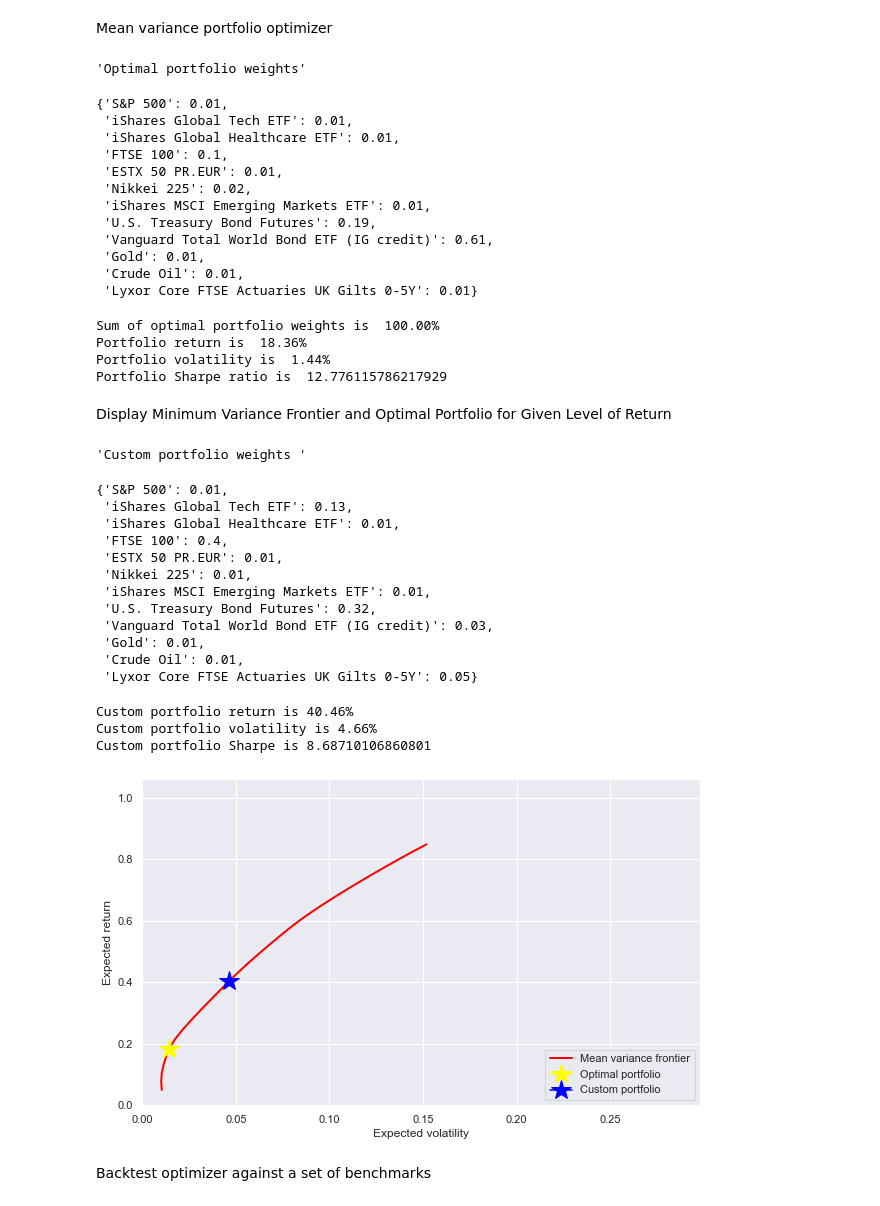
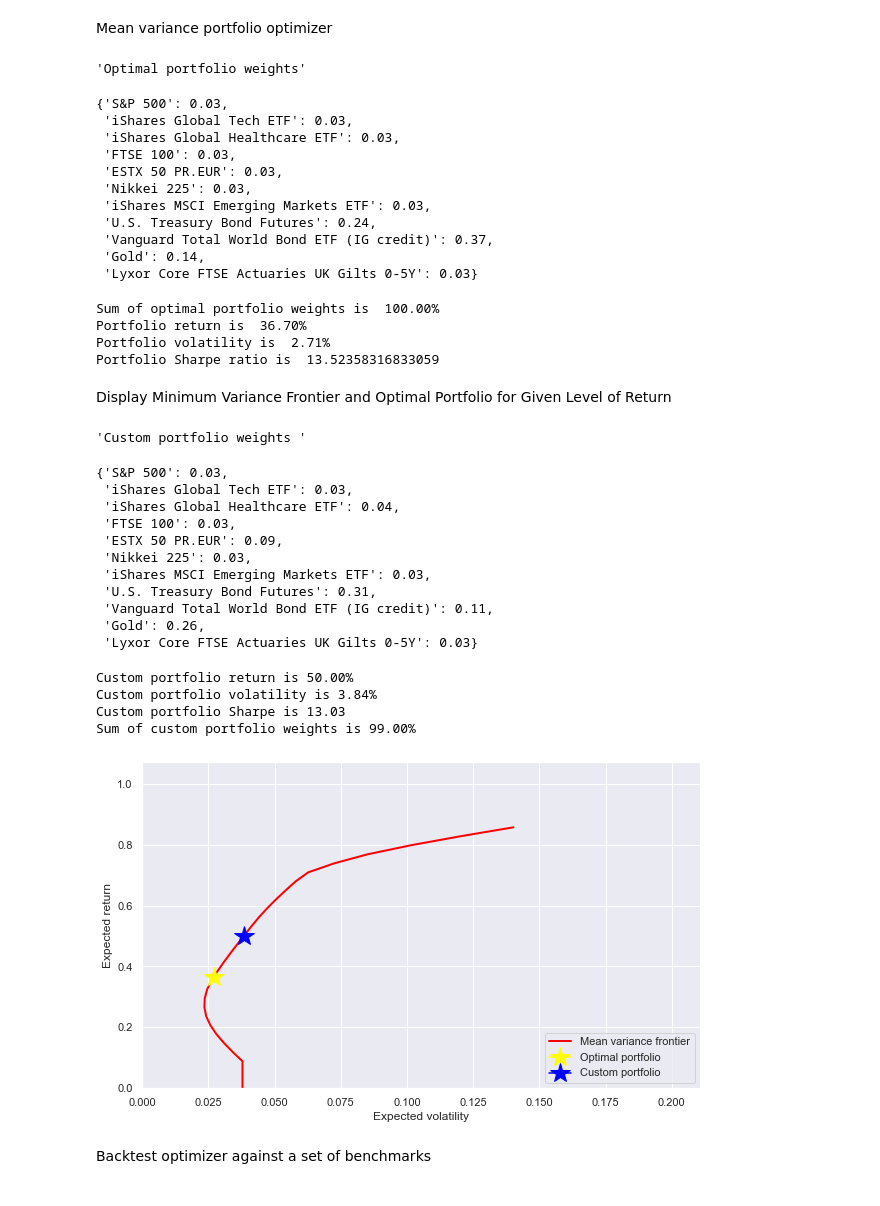
Before and after one commit to dhirlea/Portfolio-Optimizer, a Jupyter notebook: YahooPortfolioOptimizer.ipynb, the cells around one changed output. Cells and saved outputs as stored; diff of their text form; code cells hidden in the pictures.

Commit message:
Added custom portfolio logic and ensured optimiser convergence

```diff
--- a/YahooPortfolioOptimizer.ipynb
+++ b/YahooPortfolioOptimizer.ipynb
@@ -24,7 +24,7 @@ securities_dictionary ={'S&P 500':'^GSPC',
                         'U.S. Treasury Bond Futures' : 'ZB=F',
                         'Vanguard Total World Bond ETF (IG credit)' : 'BNDW',
                         'Gold' : 'GC=F',
-                        'Crude Oil' : 'CL=F',
+                        # 'Crude Oil' : 'CL=F',
                         'Lyxor Core FTSE Actuaries UK Gilts 0-5Y' : 'GIL5.L' }
 
 #Specify frequency of data download eg. daily = '1d' /monthly = '1mo' /weekly = '1wk'
@@ -194,8 +192,9 @@ def optimizer_port_sharpe(weights):
 #Define optimisation constraints eg. sum of all portfolio weights = 100%
 #Boundaries on parameters eg. limit to non-negative values assuming short selling is not permitted
 
+minimum_position_size = 0.03
 constraints = ({'type':'eq', 'fun' : lambda x: np.sum(x)-1})
-boundaries =tuple((0.01,1) for x in range(len(securities_dictionary)))
+boundaries =tuple((minimum_position_size,1) for x in range(len(securities_dictionary)))
 
 equal_weights = np.array([1/len(securities_dictionary) for int in range(len(securities_dictionary))])
 
@@ -217,22 +216,21 @@ print('Portfolio volatility is ', '{0:.2%}'.format(optimal_portfolio_volatility)
 print('Portfolio Sharpe ratio is ', optimal_portfolio_Sharpe)
 # %% [output]
 'Optimal portfolio weights'
-{'S&P 500': 0.01,
- 'iShares Global Tech ETF': 0.01,
- 'iShares Global Healthcare ETF': 0.01,
- 'FTSE 100': 0.1,
- 'ESTX 50 PR.EUR': 0.01,
- 'Nikkei 225': 0.02,
- 'iShares MSCI Emerging Markets ETF': 0.01,
- 'U.S. Treasury Bond Futures': 0.19,
- 'Vanguard Total World Bond ETF (IG credit)': 0.61,
- 'Gold': 0.01,
- 'Crude Oil': 0.01,
- 'Lyxor Core FTSE Actuaries UK Gilts 0-5Y': 0.01}
+{'S&P 500': 0.03,
+ 'iShares Global Tech ETF': 0.03,
+ 'iShares Global Healthcare ETF': 0.03,
+ 'FTSE 100': 0.03,
+ 'ESTX 50 PR.EUR': 0.03,
+ 'Nikkei 225': 0.03,
+ 'iShares MSCI Emerging Markets ETF': 0.03,
+ 'U.S. Treasury Bond Futures': 0.24,
+ 'Vanguard Total World Bond ETF (IG credit)': 0.37,
+ 'Gold': 0.14,
+ 'Lyxor Core FTSE Actuaries UK Gilts 0-5Y': 0.03}
 Sum of optimal portfolio weights is  100.00%
-Portfolio return is  18.36%
-Portfolio volatility is  1.44%
-Portfolio Sharpe ratio is  12.776115786217929
+Portfolio return is  36.70%
+Portfolio volatility is  2.71%
+Portfolio Sharpe ratio is  13.52358316833059
 # %% [markdown]
 Display Minimum Variance Frontier and Optimal Portfolio for Given Level of Return
 # %%
@@ -241,62 +239,64 @@ Display Minimum Variance Frontier and Optimal Portfolio for Given Level of Retur
 frontier_constrains = ({'type' : 'eq', 'fun' : lambda x: np.sum(x)-1},
                        {'type' : 'eq', 'fun' : lambda x: optimizer_port_ret(x) - tret})
 
-boundaries =tuple((0.01,1) for x in range(len(securities_dictionary)))
+boundaries =tuple((minimum_position_size,1) for x in range(len(securities_dictionary)))
 
 
-trets =np.linspace(0.05, optimizer_inputs_df['Annualised Return'].max()*0.8, 30)
+trets =np.linspace(0.0, optimizer_inputs_df['Annualised Return'].max()*0.8, 30)
 tvols = []
 
 for tret in trets:
     res = sco.minimize(optimizer_port_vol, equal_weights, method = 'SLSQP', bounds = boundaries, constraints = frontier_constrains)
     tvols.append(res['fun'])
 
 tvols=np.array(tvols)
 
 #User specified target return. Optimizer returns optimal portfolio weights
-tret=optimizer_inputs_df['Annualised Return'].mean()
-#tret=0.17
+#tret=optimizer_inputs_df['Annualised Return'].mean()
+tret=0.5
 custom_optimization = sco.minimize(optimizer_port_vol, equal_weights, method = 'SLSQP', bounds = boundaries, constraints = frontier_constrains)
 custom_portfolio_dict = dict(zip(securities_dictionary.keys(), custom_optimization.x.round(2)))
 display('Custom portfolio weights ', custom_portfolio_dict)
 
 print('\n')
 print('Custom portfolio return is', '{0:.2%}'.format(tret))
 print('Custom portfolio volatility is', '{0:.2%}'.format(optimizer_port_vol(custom_optimization.x)))
-print('Custom portfolio Sharpe is', -1*optimizer_port_sharpe(custom_optimization.x))
+print('Custom portfolio Sharpe is', -1*optimizer_port_sharpe(custom_optimization.x).round(2))
+print('Sum of custom portfolio weights is', '{0:.2%}'.format(sum(custom_portfolio_dict.values())))
+
 
 
 sns.set()
 
 plt.figure(figsize=(10, 6))
 plt.plot(tvols, trets, 'r', lw=2.0, color='red', label='Mean variance frontier')
 plt.plot(optimal_portfolio_volatility, optimal_portfolio_return, marker='*', color='yellow', markersize=20, label='Optimal portfolio')
 plt.plot(optimizer_port_vol(custom_optimization.x), tret, marker='*', color='blue', markersize=20, label='Custom portfolio')
 plt.ylim(0.0 , optimizer_inputs_df['Annualised Return'].max())
 plt.xlim(0.0 , optimizer_inputs_df['Annualised Volatility'].max())
 plt.xlabel('Expected volatility')
 plt.ylabel('Expected return')
 plt.legend(loc = 'lower right')
 
 plt.show()
 # %% [output]
 'Custom portfolio weights '
-{'S&P 500': 0.01,
- 'iShares Global Tech ETF': 0.13,
- 'iShares Global Healthcare ETF': 0.01,
- 'FTSE 100': 0.4,
- 'ESTX 50 PR.EUR': 0.01,
- 'Nikkei 225': 0.01,
- 'iShares MSCI Emerging Markets ETF': 0.01,
- 'U.S. Treasury Bond Futures': 0.32,
- 'Vanguard Total World Bond ETF (IG credit)': 0.03,
- 'Gold': 0.01,
- 'Crude Oil': 0.01,
- 'Lyxor Core FTSE Actuaries UK Gilts 0-5Y': 0.05}
+{'S&P 500': 0.03,
+ 'iShares Global Tech ETF': 0.03,
+ 'iShares Global Healthcare ETF': 0.04,
+ 'FTSE 100': 0.03,
+ 'ESTX 50 PR.EUR': 0.09,
+ 'Nikkei 225': 0.03,
+ 'iShares MSCI Emerging Markets ETF': 0.03,
+ 'U.S. Treasury Bond Futures': 0.31,
+ 'Vanguard Total World Bond ETF (IG credit)': 0.11,
+ 'Gold': 0.26,
+ 'Lyxor Core FTSE Actuaries UK Gilts 0-5Y': 0.03}
-Custom portfolio return is 40.46%
-Custom portfolio volatility is 4.66%
-Custom portfolio Sharpe is 8.68710106860801
+Custom portfolio return is 50.00%
+Custom portfolio volatility is 3.84%
+Custom portfolio Sharpe is 13.03
+Sum of custom portfolio weights is 99.00%
-[figure, old version]
+[figure, new version]
 # %% [markdown]
 Backtest optimizer against a set of benchmarks
 # %%
```
Also changed, not shown: parts of 4 cells of this notebook.
